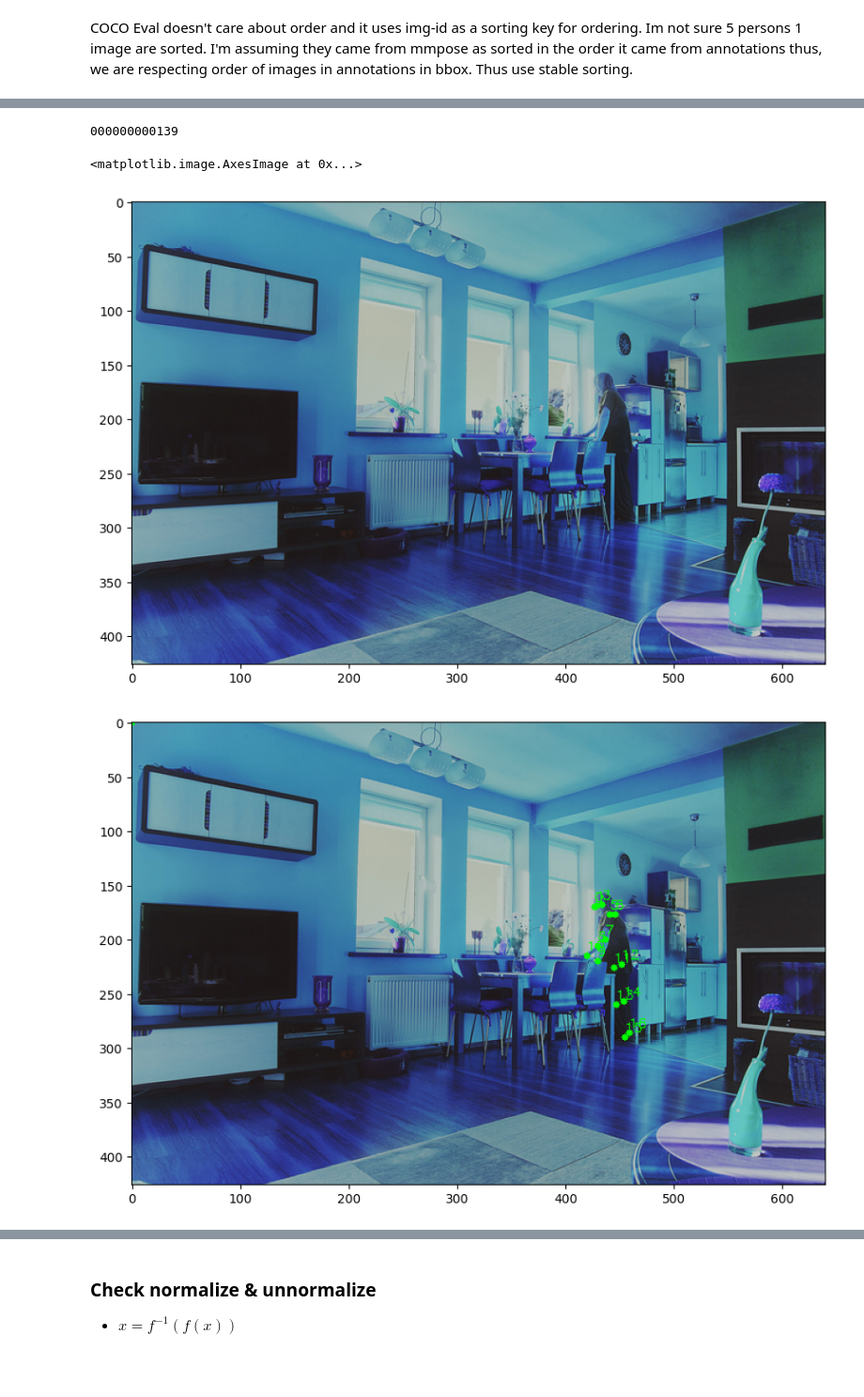
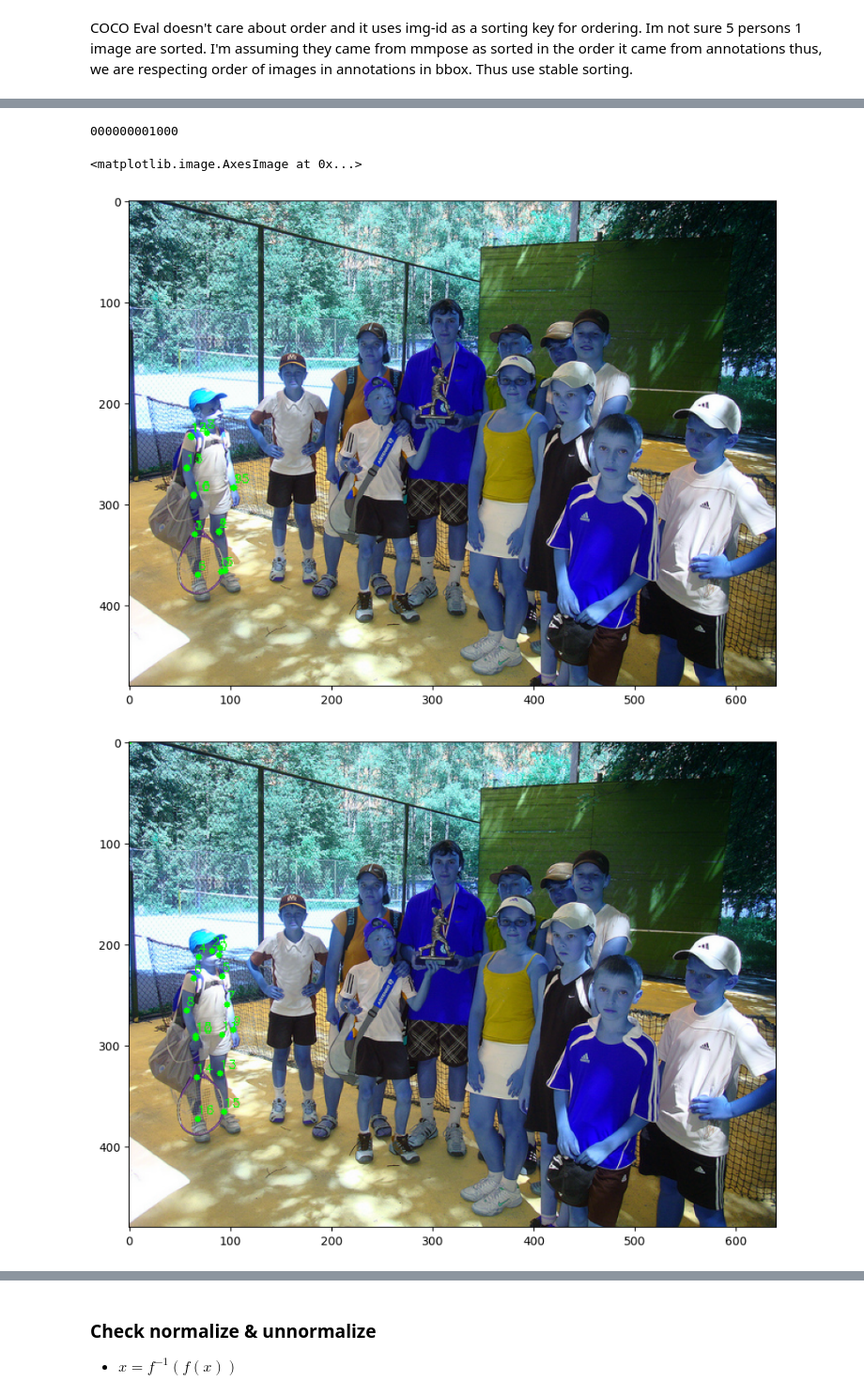
Before and after one commit to bilguudeiblgd/mapping-HPE-representations, a Jupyter notebook: translation_model_mpii2coco.ipynb, the cells around one changed output, grey strips where cells are left out. Shown at 94% size. Cells and saved outputs as stored; diff of their text form; code cells hidden in the pictures; blank space fills up the shorter version.

Commit message:
vitpose base multihead experiment coco2mpii

```diff
--- a/translation_model_mpii2coco.ipynb
+++ b/translation_model_mpii2coco.ipynb
@@ -47,7 +30,7 @@ device = "cuda:1"
 # %%
 ROOT_FOLDER = "/datagrid/personal/baljibil"
 # prediction
-with open(ROOT_FOLDER + '/repos/mapping-HPE-representations/data/resnet/IMG-coco_val-Rep-mpii.json') as f:
+with open(ROOT_FOLDER + '/repos/mapping-HPE-representations/data/vitpose_base_multihead/IMG-coco_val-Rep-mpii.json') as f:
     annot_mpii_on_coco = json.load(f)
 # with open(ROOT_FOLDER + '/repos/scripts/data/from_vitpose_base_multi/IMG-coco_small-Rep-mpii1.json') as f:
 #     annot_mpii_on_coco1 = json.load(f)
@@ -214,40 +177,40 @@ annot_mpii_on_coco[0]['keypoints']
 # %%
-img_idx = 0
+img_idx = 7
 instance = annot_mpii_on_coco[img_idx]
 # 12 - width?
 img_name = ""
 for i in range(12 - len(str(instance['image_id']))):
   img_name += "0"
 img_name += str(instance['image_id'])
 print(img_name)
 
 image = cv2.imread(ROOT_FOLDER + '/data/COCO/original/val2017/' + f"{img_name}.jpg")
 
 for i in range(0,len(instance['keypoints']), 3):
   kp = instance['keypoints']
-  if kp[i+2] < 0.4:
-    continue
+  # if kp[i+2] < 0.4:
+    # continue
   x, y = int(kp[i]), int(kp[i+1])
   cv2.circle(image, (x, y), 3, (0, 255, 0, 150), -1)
   cv2.putText(image, str(i//3), (x, y - 5), cv2.FONT_HERSHEY_SIMPLEX, 0.4, (0, 255, 0), 1)  # Label the index
 plt.figure(figsize=(10, 10))
 plt.imshow(image)
 
 instance = annot_truth[img_idx]
 image1 = cv2.imread(ROOT_FOLDER + '/data/COCO/original/val2017/' + f"{img_name}.jpg")
 for i in range(0,len(instance['joints_3d'])):
   kp = instance['joints_3d']
   x, y = int(kp[i][0]), int(kp[i][1])
   cv2.circle(image1, (x, y), 3, (0, 255, 0, 150), -1)
   cv2.putText(image1, str(i), (x, y - 5), cv2.FONT_HERSHEY_SIMPLEX, 0.4, (0, 255, 0), 1)  # Label the index
 
 plt.figure(figsize=(10, 10))
 plt.imshow(image1)
 # %% [output]
-000000000139
+000000001000
 <matplotlib.image.AxesImage at 0x...>
-[figure, old version]
+[figure, new version]
-[figure, old version]
+[figure, new version]
 # %%
 lo(points_pred[:,:, :-1])
 # %% [output]
```
Also changed, not shown: parts of 14 cells of this notebook, 4 other files.
